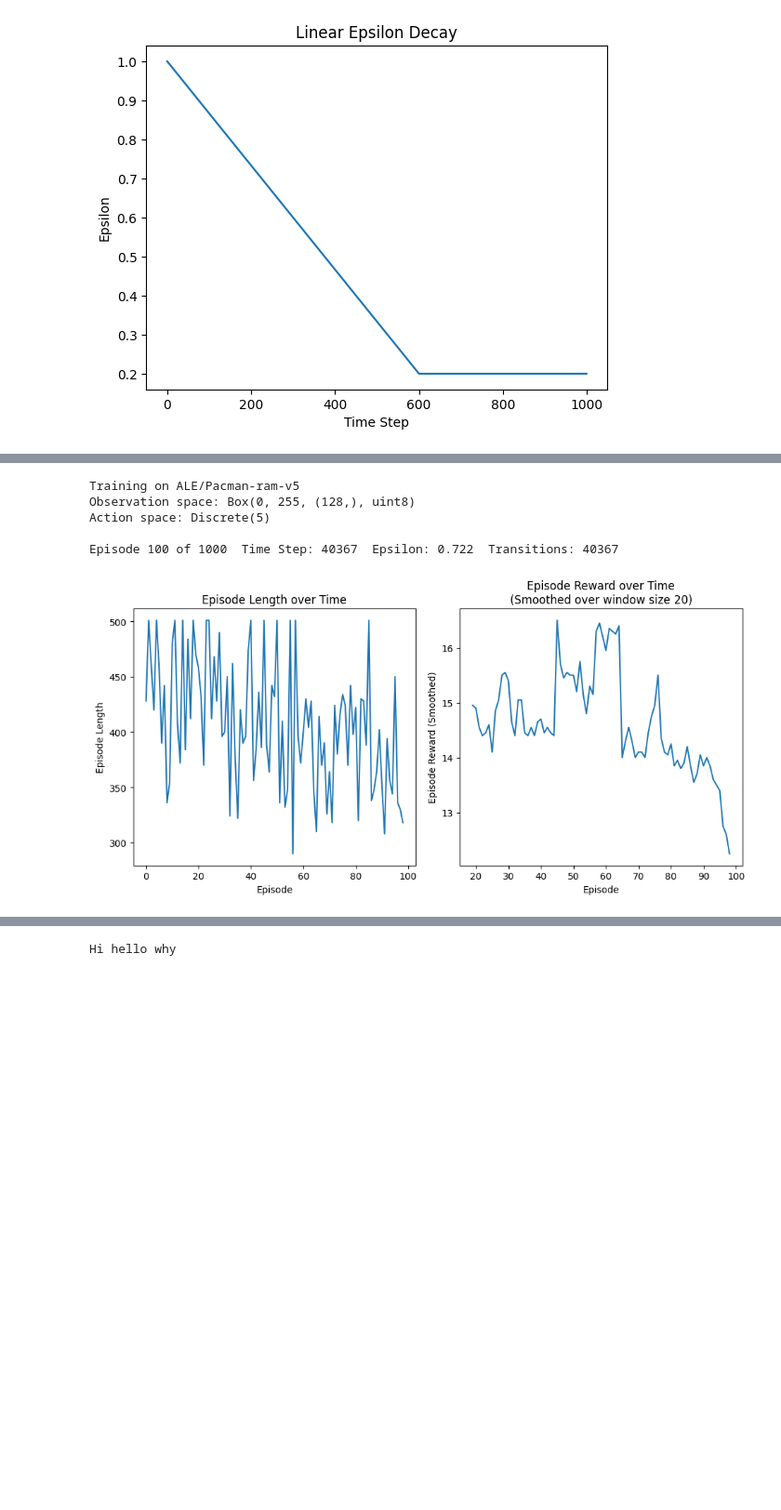
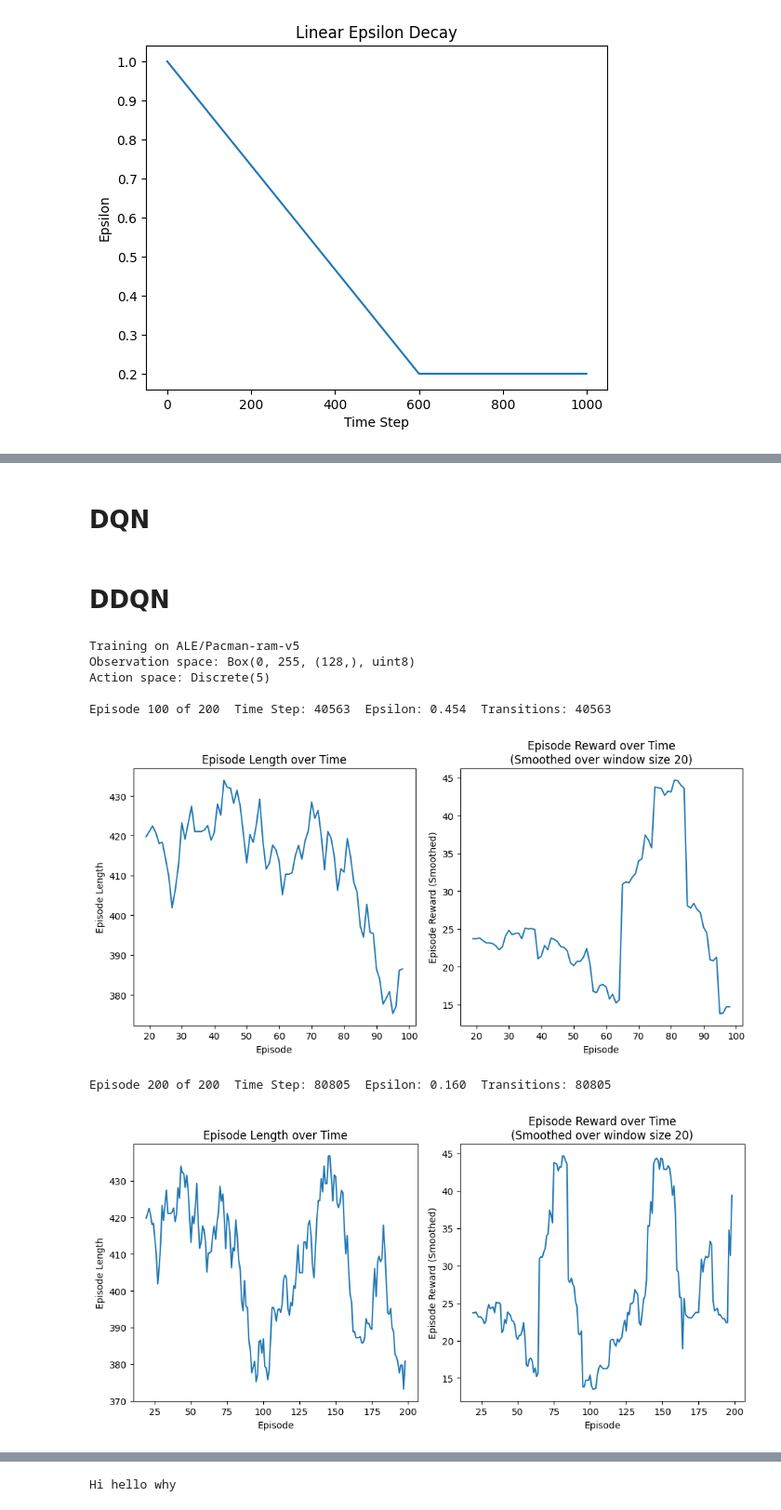
Before and after one commit to gulidamarta/snake_extending_dqn, a Jupyter notebook: pacman.ipynb, the cells around one changed output, grey strips where cells are left out. Shown: that part at 93% size. Drawn from its saved outputs; the diff is of its cells as text; code cells hidden in the pictures; blank space fills up the shorter version.

Commit message:
DDQN Method, Plotting, doesn't work thought

```diff
--- a/pacman.ipynb
+++ b/pacman.ipynb
@@ -243,3 +318,26 @@ def update_dqn(
+# %%
+def plotter(stats, i_episode):
+    smoothing_window=20
+    fig, axes = plt.subplots(1, 2, figsize=(10, 5), tight_layout=True)
+
+    # Plot the episode length over time
+    ax = axes[0]
+    episodes_smoothed = pd.Series(stats.episode_lengths).rolling(smoothing_window, min_periods=smoothing_window).mean()
+    ax.plot(episodes_smoothed[0:i_episode])
+    ax.set_xlabel("Episode")
+    ax.set_ylabel("Episode Length")
+    ax.set_title("Episode Length over Time")
+
+    # Plot the episode reward over time
+    ax = axes[1]
+    rewards_smoothed = pd.Series(stats.episode_rewards).rolling(smoothing_window, min_periods=smoothing_window).mean()
+    ax.plot(rewards_smoothed[0:i_episode])
+    ax.set_xlabel("Episode")
+    ax.set_ylabel("Episode Reward (Smoothed)")
+    ax.set_title(f"Episode Reward over Time\n(Smoothed over window size {smoothing_window})")
+    plt.show()
+# %% [markdown]
+<h1>DQN</h1>
 # %%
 EpisodeStats = namedtuple("Stats", ["episode_lengths", "episode_rewards"])
 
@@ -380,3 +464,5 @@ class DQNAgent:
                     break
                 obs = next_obs
         return stats
+# %% [markdown]
+<h1>DDQN</h1>
@@ -387,42 +609,46 @@ env = gym.make('ALE/Pacman-ram-v5')
 print(f"Training on {env.spec.id}")
 print(f"Observation space: {env.observation_space}")
 print(f"Action space: {env.action_space}\n")
 
 # Hyperparameters, Hint: Change as you see fit
 
-LR = 0.002
-BATCH_SIZE = 16
+LR = 0.001
+BATCH_SIZE = 64
 REPLAY_BUFFER_SIZE = 100_000
-UPDATE_FREQ = 100
-EPS_START = 0.9
+UPDATE_FREQ = 150
+EPS_START = 0.75
 EPS_END = 0.02
-SCHEDULE_DURATION = 200_000
-NUM_EPISODES = 1000
+SCHEDULE_DURATION = 100_000
+NUM_EPISODES = 200
 DISCOUNT_FACTOR = 0.99
+TAU = 0.01
 
 # Even though I played around with the hyperparameters I was not able to achieve a better result than
 # the original set.
 
 # Train DQN
-agent = DQNAgent(
+agent = DDQNAgent(
     env,
     gamma=DISCOUNT_FACTOR,
     lr=LR,
     batch_size=BATCH_SIZE,
     eps_start=EPS_START,
     eps_end=EPS_END,
     schedule_duration=SCHEDULE_DURATION,
     update_freq=UPDATE_FREQ,
     maxlen=REPLAY_BUFFER_SIZE,
+    tau = TAU
 )
 stats = agent.train(NUM_EPISODES)
 # %% [output]
 Training on ALE/Pacman-ram-v5
 Observation space: Box(0, 255, (128,), uint8)
 Action space: Discrete(5)
 
-Episode 100 of 1000  Time Step: 40367  Epsilon: 0.722  Transitions: 40367
+Episode 100 of 200  Time Step: 40563  Epsilon: 0.454  Transitions: 40563
-[figure, old version]
+[figure, new version]
+Episode 200 of 200  Time Step: 80805  Epsilon: 0.160  Transitions: 80805
+[figure, added]
 # %%
 smoothing_window=20
 fig, axes = plt.subplots(1, 2, figsize=(10, 5), tight_layout=True)
```
Also changed, not shown: parts of 8 cells of this notebook.
